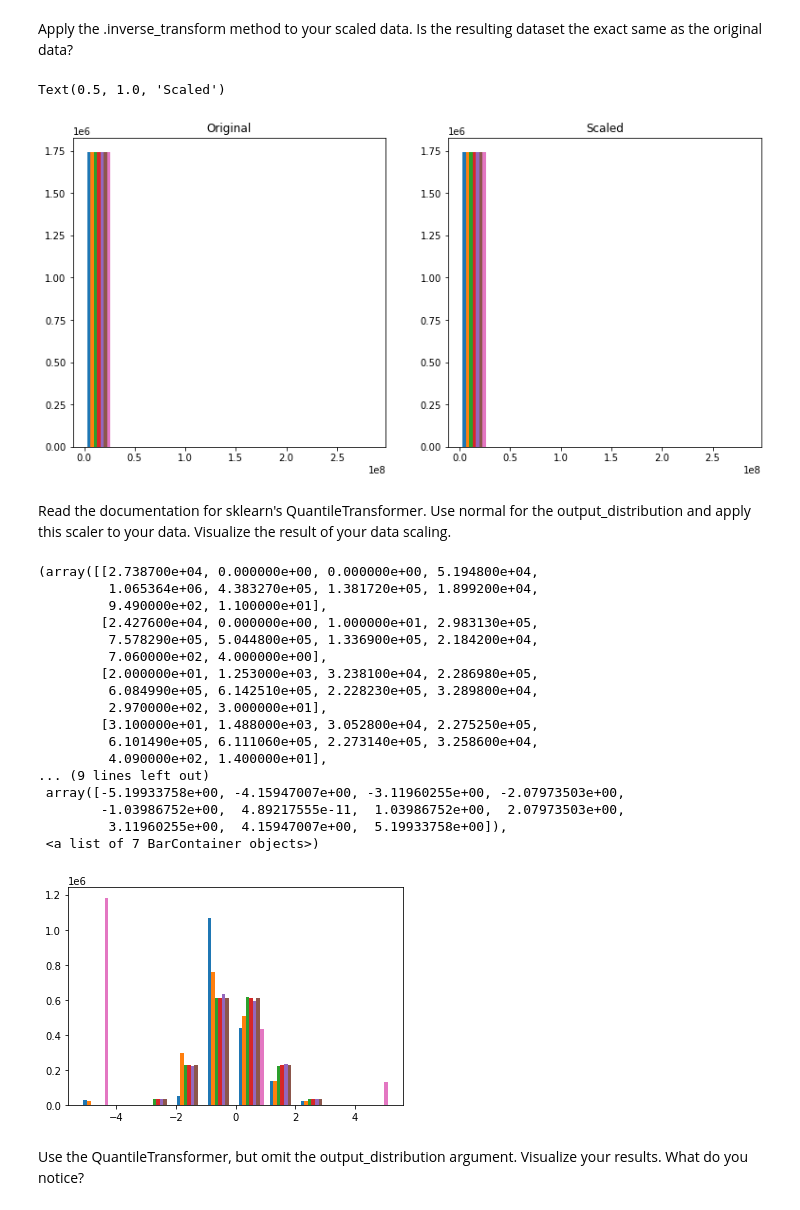
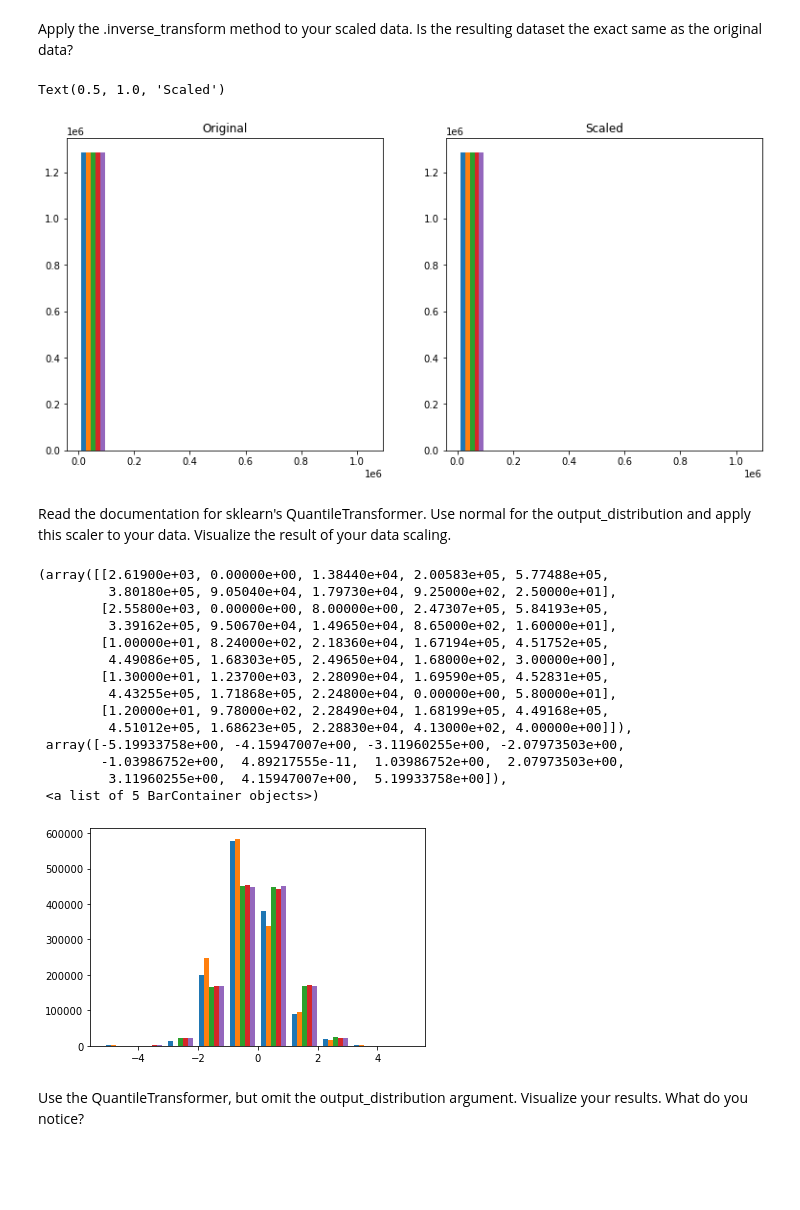
Before and after one commit to dashbringhurst/regression-exercises, a Jupyter notebook: scaling.ipynb, the cells around one changed output. Cells and saved outputs as stored; diff of their text form; code cells hidden in the pictures; blank space fills up the shorter version.

```diff
--- a/scaling.ipynb
+++ b/scaling.ipynb
@@ -27,17 +37,24 @@ train, validate, test = wrangle.split_data(df, 'fips')
 # %%
+# assign the MinMaxScaler to a variable
 scaler = sklearn.preprocessing.MinMaxScaler()
-scaler.fit(train)
+# fit the scaler to the train dataset
+scaler.fit(X_train)
 
-train_scaled = scaler.transform(train)
-validate_scaled = scaler.transform(validate)
-test_scaled = scaler.transform(test)
+# transform the train dataset using the scaler and assign to a variable
+X_train_scaled = scaler.transform(X_train)
+# transform the validate dataset using the scaler and assign to a variable
+X_validate_scaled = scaler.transform(X_validate)
+# transform the test dataset using the scaler and assign to a variable
+X_test_scaled = scaler.transform(X_test)
 
+# plot the original train dataset
 plt.figure(figsize=(13, 6))
 plt.subplot(121)
-plt.hist(train)
+plt.hist(X_train)
 plt.title('Original')
+# plot the scaled train dataset
 plt.subplot(122)
-plt.hist(train_scaled)
+plt.hist(X_train_scaled)
 plt.title('Scaled')
 # %% [output]
 Text(0.5, 1.0, 'Scaled')
@@ -45,19 +62,24 @@ Text(0.5, 1.0, 'Scaled')
 # %%
+# assign the RobustScaler to a variable
 scaler2 = sklearn.preprocessing.RobustScaler()
-# Note that we only call .fit with the training data,
-# but we use .transform to apply the scaling to all the data splits.
-scaler2.fit(train)
+# Note that we only call .fit with the training data, but we use .transform to apply the scaling to all the data splits.
+scaler2.fit(X_train)
 
-train_scaled2 = scaler.transform(train)
-validate_scaled2 = scaler.transform(validate)
-test_scaled2 = scaler.transform(test)
+# transform the train dataset and assign to a variable
+X_train_robust = scaler.transform(X_train)
+# transform the validate dataset and assign to a variable
+X_validate_robust = scaler.transform(X_validate)
+# transform the test dataset and assign to a variable
+X_test_robust = scaler.transform(X_test)
 
+# create a histplot of the original train dataset
 plt.figure(figsize=(13, 6))
 plt.subplot(121)
-plt.hist(train)
+plt.hist(X_train)
 plt.title('Original')
+# create a histplot of the scaled train dataset
 plt.subplot(122)
-plt.hist(train_scaled2)
+plt.hist(X_train_robust)
 plt.title('Scaled')
 # %% [output]
 Text(0.5, 1.0, 'Scaled')
@@ -65,42 +87,44 @@ Text(0.5, 1.0, 'Scaled')
 # %% [markdown]
 Apply the .inverse_transform method to your scaled data. Is the resulting dataset the exact same as the original data?
 # %%
-train_scaled_inverse = scaler.inverse_transform(train_scaled)
+# use the inverse_transform method on the previously scaled train dataset and assign it to a new variable
+train_scaled_inverse = scaler.inverse_transform(X_train_scaled)
+# create a histplot of the original train dataset
 plt.figure(figsize=(13, 6))
 plt.subplot(121)
-plt.hist(train)
+plt.hist(X_train)
 plt.title('Original')
+# create a histplot of the inverse of the scaled dataset
 plt.subplot(122)
 plt.hist(train_scaled_inverse)
 plt.title('Scaled')
+# the data looks identical
 # %% [output]
 Text(0.5, 1.0, 'Scaled')
-[figure, old version]
+[figure, new version]
 # %% [markdown]
 Read the documentation for sklearn's QuantileTransformer. Use normal for the output_distribution and apply this scaler to your data. Visualize the result of your data scaling.
 # %%
+#
 train_scaled_quantile = sklearn.preprocessing.QuantileTransformer(output_distribution='normal')
-quantile = train_scaled_quantile.fit_transform(train)
+quantile = train_scaled_quantile.fit_transform(X_train)
 plt.hist(quantile)
 # %% [output]
-(array([[2.738700e+04, 0.000000e+00, 0.000000e+00, 5.194800e+04,
-         1.065364e+06, 4.383270e+05, 1.381720e+05, 1.899200e+04,
-         9.490000e+02, 1.100000e+01],
-        [2.427600e+04, 0.000000e+00, 1.000000e+01, 2.983130e+05,
-         7.578290e+05, 5.044800e+05, 1.336900e+05, 2.184200e+04,
-         7.060000e+02, 4.000000e+00],
-        [2.000000e+01, 1.253000e+03, 3.238100e+04, 2.286980e+05,
-         6.084990e+05, 6.142510e+05, 2.228230e+05, 3.289800e+04,
-         2.970000e+02, 3.000000e+01],
-        [3.100000e+01, 1.488000e+03, 3.052800e+04, 2.275250e+05,
-         6.101490e+05, 6.111060e+05, 2.273140e+05, 3.258600e+04,
-         4.090000e+02, 1.400000e+01],
-... (9 lines left out)
+(array([[2.61900e+03, 0.00000e+00, 1.38440e+04, 2.00583e+05, 5.77488e+05,
+         3.80180e+05, 9.05040e+04, 1.79730e+04, 9.25000e+02, 2.50000e+01],
+        [2.55800e+03, 0.00000e+00, 8.00000e+00, 2.47307e+05, 5.84193e+05,
+         3.39162e+05, 9.50670e+04, 1.49650e+04, 8.65000e+02, 1.60000e+01],
+        [1.00000e+01, 8.24000e+02, 2.18360e+04, 1.67194e+05, 4.51752e+05,
+         4.49086e+05, 1.68303e+05, 2.49650e+04, 1.68000e+02, 3.00000e+00],
+        [1.30000e+01, 1.23700e+03, 2.28090e+04, 1.69590e+05, 4.52831e+05,
+         4.43255e+05, 1.71868e+05, 2.24800e+04, 0.00000e+00, 5.80000e+01],
+        [1.20000e+01, 9.78000e+02, 2.28490e+04, 1.68199e+05, 4.49168e+05,
+         4.51012e+05, 1.68623e+05, 2.28830e+04, 4.13000e+02, 4.00000e+00]]),
  array([-5.19933758e+00, -4.15947007e+00, -3.11960255e+00, -2.07973503e+00,
         -1.03986752e+00,  4.89217555e-11,  1.03986752e+00,  2.07973503e+00,
          3.11960255e+00,  4.15947007e+00,  5.19933758e+00]),
- <a list of 7 BarContainer objects>)
+ <a list of 5 BarContainer objects>)
-[figure, old version]
+[figure, new version]
 # %% [markdown]
 Use the QuantileTransformer, but omit the output_distribution argument. Visualize your results. What do you notice?
 # %%
```
Also changed, not shown: parts of 14 cells of this notebook.
